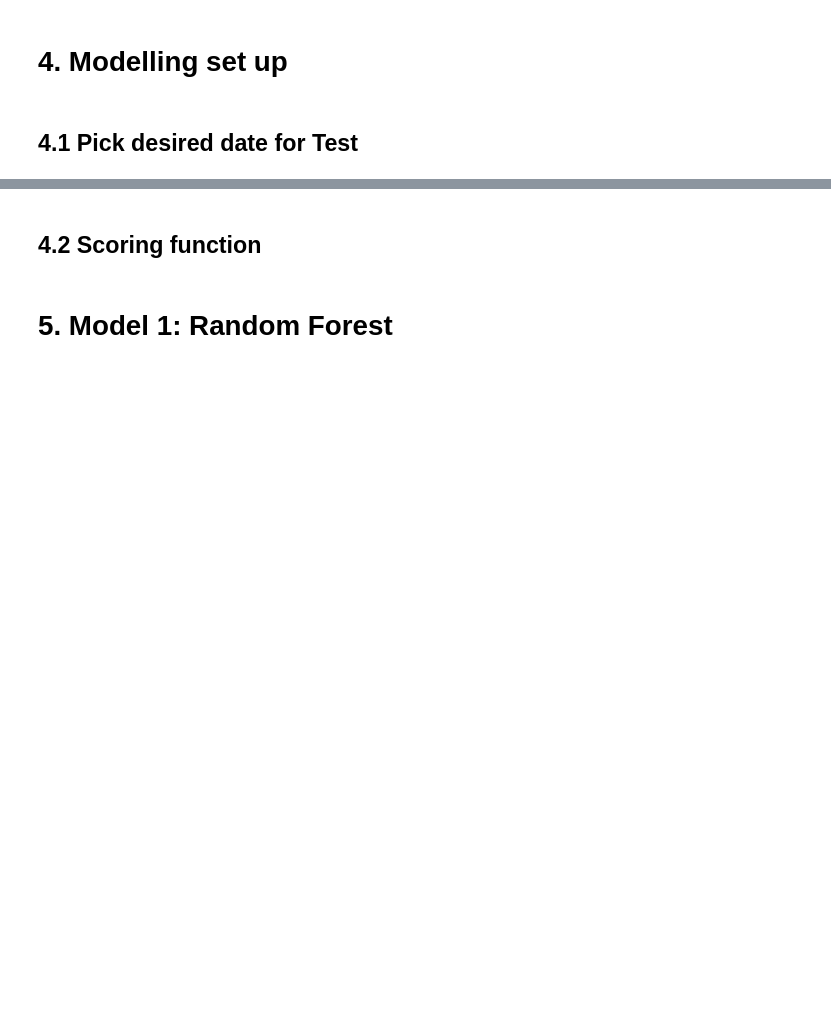
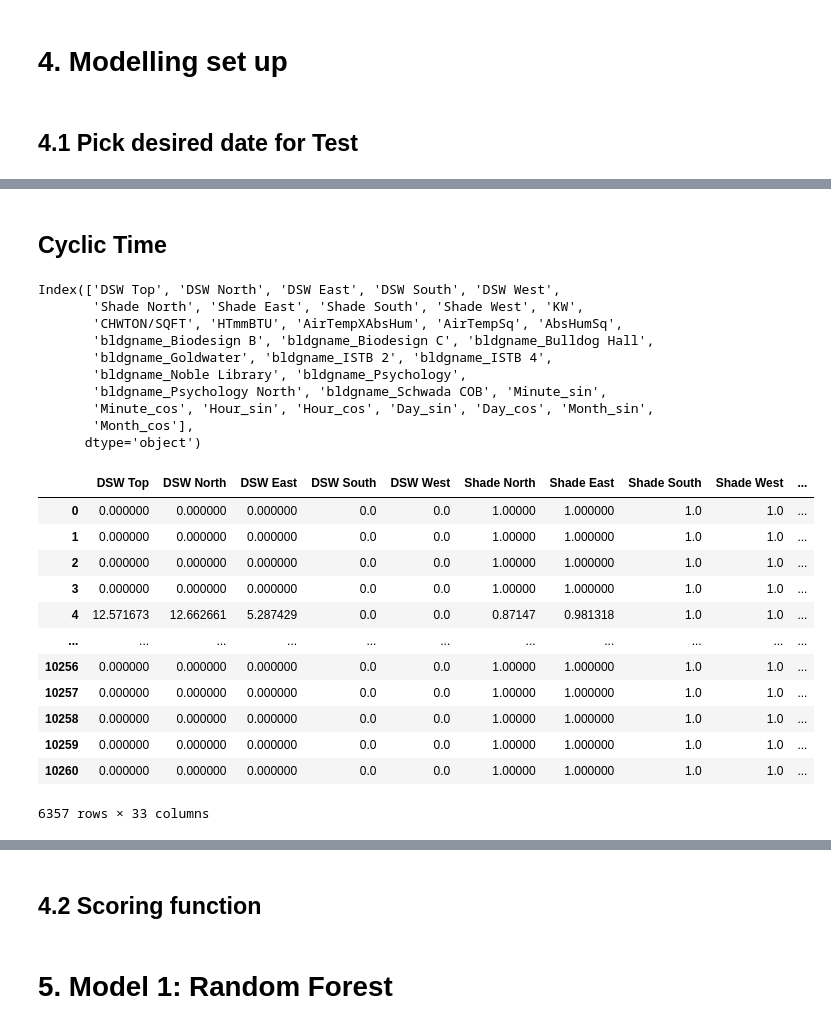
Before and after one commit to freecode23/microclimate-effects, a Jupyter notebook: microclimate_model/Model5_train_validate_test.ipynb, the cells around one changed output, grey strips where cells are left out. Drawn from its saved outputs; the diff is of its cells as text; code cells hidden in the pictures; blank space fills up the shorter version.

```diff
--- a/microclimate_model/Model5_train_validate_test.ipynb
+++ b/microclimate_model/Model5_train_validate_test.ipynb
@@ -221,0 +226,48 @@ Bldg[(Bldg['Month'] == x) & (Bldg['Day'] == y)]
+# %% [markdown]
+## Cyclic Time
+# %%
+# 1. function to encode df columns into sine and cosine
+def encode(df, col, max_val):
+    df[col.replace('_num', '') + '_sin'] = np.sin(2 * np.pi * df[col]/max_val)
+    df[col.replace('_num', '') + '_cos'] = np.cos(2 * np.pi * df[col]/max_val)
+    df.drop(columns = [col], inplace = True)
+    return df
+
+# 2. create a list of df for datas with cyclical time features
+Bldg_cyclic = []
+
+Bldg_enc = Bldg.copy(deep = True)
+Bldg_enc = encode(Bldg_enc, 'Minute', 60.0)
+Bldg_enc = encode(Bldg_enc, 'Hour', 23.0)
+Bldg_enc = encode(Bldg_enc, 'Day', 30.0)
+Bldg_enc = encode(Bldg_enc, 'Month', 12.0)
+
+#
+Bldg_cyclic = Bldg_enc
+print(Bldg_cyclic.columns)
+
+Bldg_cyclic
+# %% [output]
+Index(['DSW Top', 'DSW North', 'DSW East', 'DSW South', 'DSW West',
+       'Shade North', 'Shade East', 'Shade South', 'Shade West', 'KW',
+       'CHWTON/SQFT', 'HTmmBTU', 'AirTempXAbsHum', 'AirTempSq', 'AbsHumSq',
+       'bldgname_Biodesign B', 'bldgname_Biodesign C', 'bldgname_Bulldog Hall',
+       'bldgname_Goldwater', 'bldgname_ISTB 2', 'bldgname_ISTB 4',
+       'bldgname_Noble Library', 'bldgname_Psychology',
+       'bldgname_Psychology North', 'bldgname_Schwada COB', 'Minute_sin',
+       'Minute_cos', 'Hour_sin', 'Hour_cos', 'Day_sin', 'Day_cos', 'Month_sin',
+       'Month_cos'],
+      dtype='object')
+|  | DSW Top | DSW North | DSW East | DSW South | DSW West | Shade North | Shade East | Shade South | Shade West | ... |
+| 0 | 0.000000 | 0.000000 | 0.000000 | 0.0 | 0.0 | 1.00000 | 1.000000 | 1.0 | 1.0 | ... |
+| 1 | 0.000000 | 0.000000 | 0.000000 | 0.0 | 0.0 | 1.00000 | 1.000000 | 1.0 | 1.0 | ... |
+| 2 | 0.000000 | 0.000000 | 0.000000 | 0.0 | 0.0 | 1.00000 | 1.000000 | 1.0 | 1.0 | ... |
+| 3 | 0.000000 | 0.000000 | 0.000000 | 0.0 | 0.0 | 1.00000 | 1.000000 | 1.0 | 1.0 | ... |
+| 4 | 12.571673 | 12.662661 | 5.287429 | 0.0 | 0.0 | 0.87147 | 0.981318 | 1.0 | 1.0 | ... |
+| ... | ... | ... | ... | ... | ... | ... | ... | ... | ... | ... |
+| 10256 | 0.000000 | 0.000000 | 0.000000 | 0.0 | 0.0 | 1.00000 | 1.000000 | 1.0 | 1.0 | ... |
+| 10257 | 0.000000 | 0.000000 | 0.000000 | 0.0 | 0.0 | 1.00000 | 1.000000 | 1.0 | 1.0 | ... |
+| 10258 | 0.000000 | 0.000000 | 0.000000 | 0.0 | 0.0 | 1.00000 | 1.000000 | 1.0 | 1.0 | ... |
+| 10259 | 0.000000 | 0.000000 | 0.000000 | 0.0 | 0.0 | 1.00000 | 1.000000 | 1.0 | 1.0 | ... |
+| 10260 | 0.000000 | 0.000000 | 0.000000 | 0.0 | 0.0 | 1.00000 | 1.000000 | 1.0 | 1.0 | ... |
+6357 rows × 33 columns
```
Also changed, not shown: parts of 39 cells of this notebook, 1 other file.
